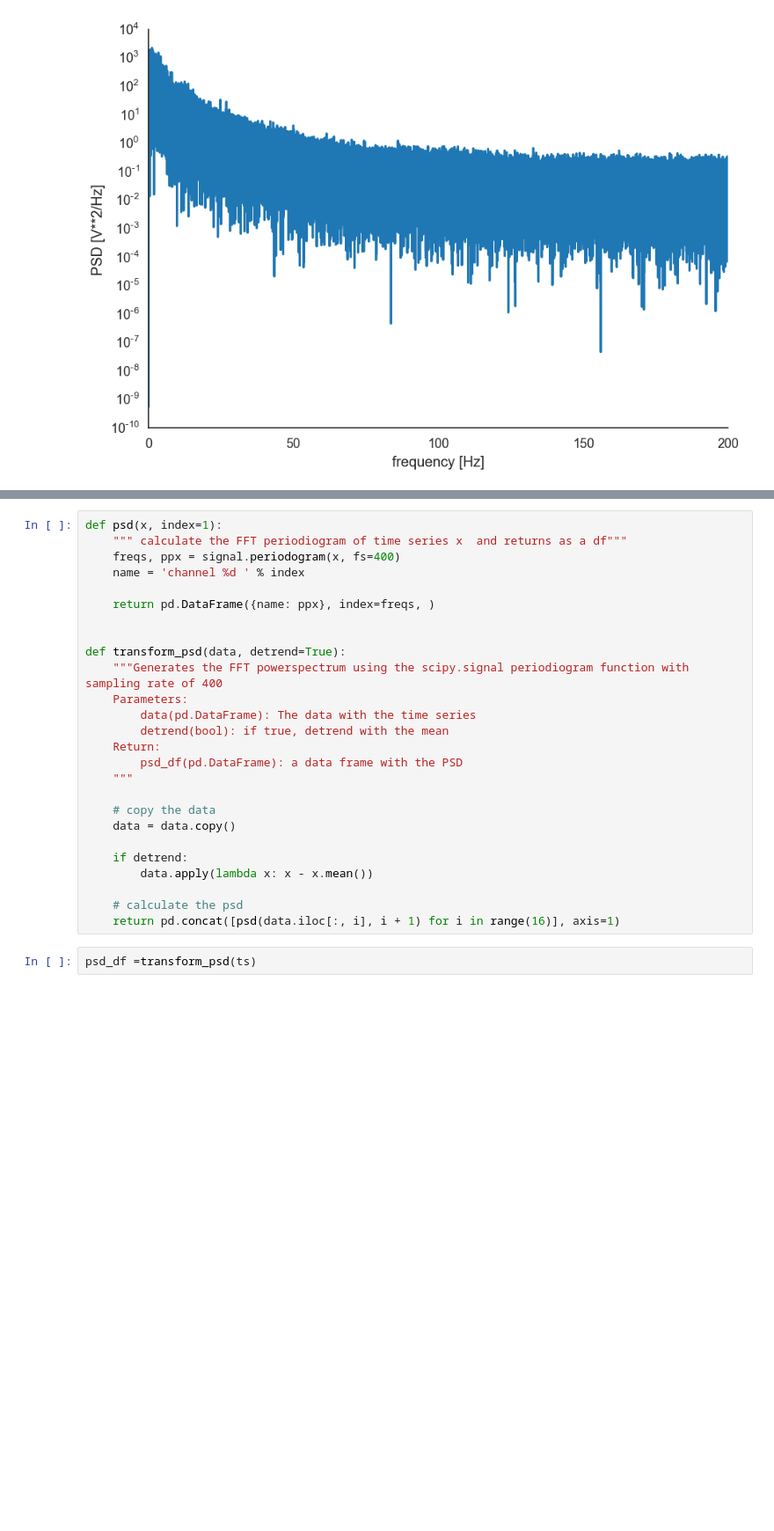
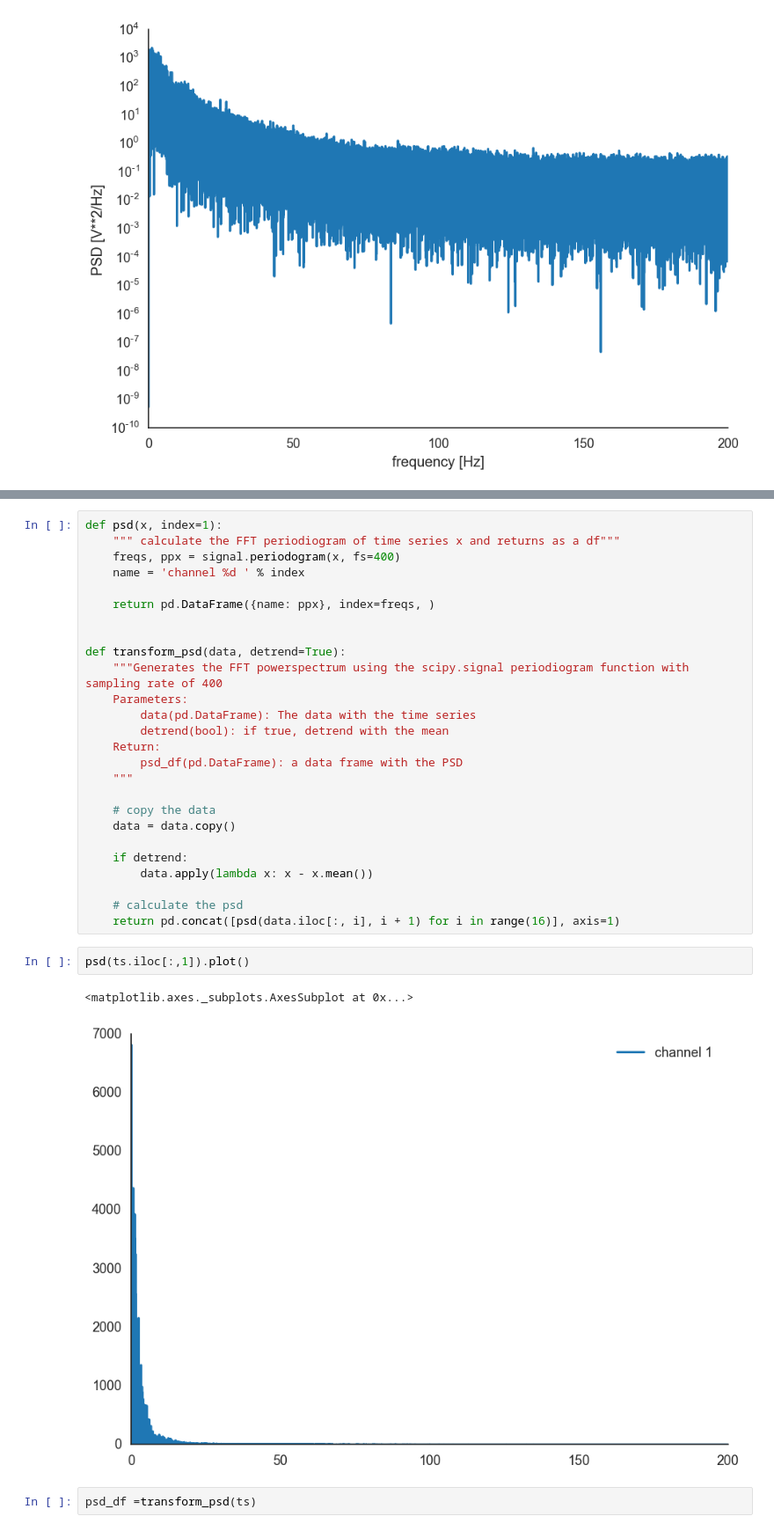
Before and after one commit to MrChristophRivera/KaggleEEG, a Jupyter notebook: notebooks/ExploratoryNotebook2_chris.ipynb, the cells around one changed output, grey strips where cells are left out. Shown at 88% size. Drawn from its saved outputs; the diff is of its cells as text; blank space fills up the shorter version.

```diff
--- a/notebooks/ExploratoryNotebook2_chris.ipynb
+++ b/notebooks/ExploratoryNotebook2_chris.ipynb
@@ -156,6 +158,6 @@ This calculates the psd
 # %%
 def psd(x, index=1):
-    """ calculate the FFT periodiogram of time series x  and returns as a df"""
+    """ calculate the FFT periodiogram of time series x and returns as a df"""
     freqs, ppx = signal.periodogram(x, fs=400)
     name = 'channel %d ' % index
 
@@ -179,6 +181,11 @@ def transform_psd(data, detrend=True):
 
     # calculate the psd
     return pd.concat([psd(data.iloc[:, i], i + 1) for i in range(16)], axis=1)
+# %%
+psd(ts.iloc[:,1]).plot()
+# %% [output]
+<matplotlib.axes._subplots.AxesSubplot at 0x...>
+[figure, added]
 # %%
 psd_df =transform_psd(ts)
 # %%
```
Also changed, not shown: parts of 6 cells of this notebook, 1 other file.
